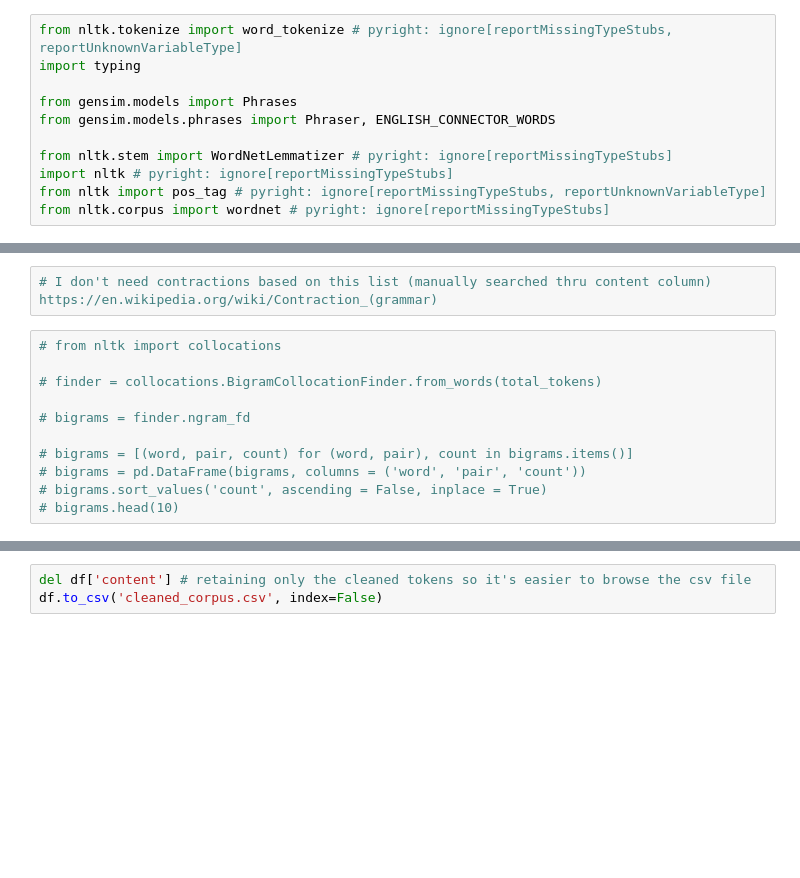
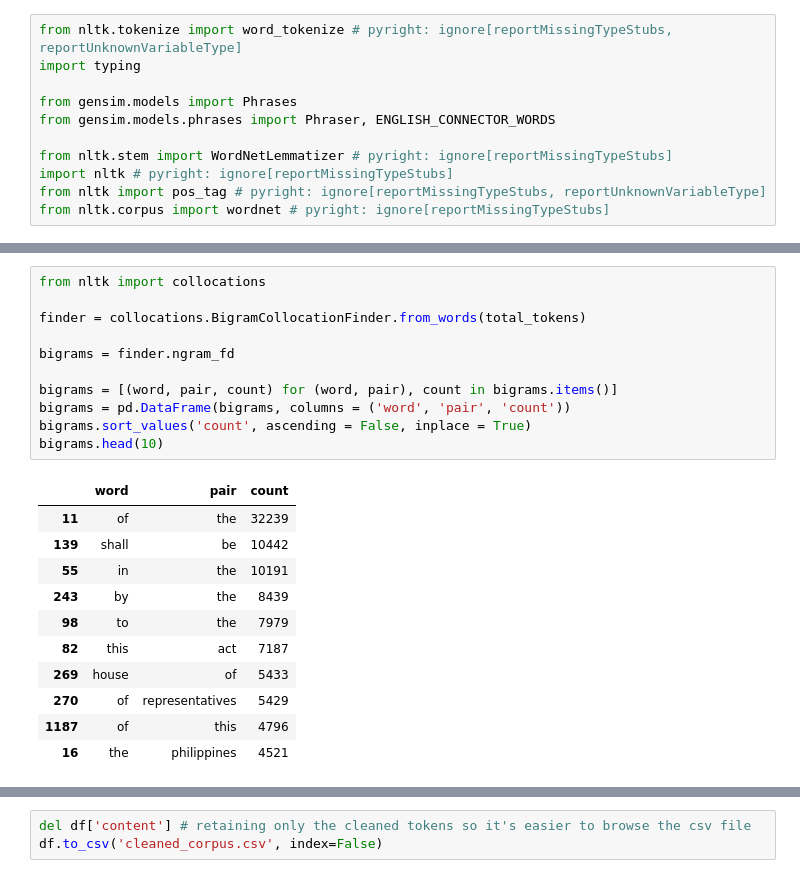
Before and after one commit to kabiikawa/csci-261.03-project, a Jupyter notebook: project/1 - Cleaning.ipynb, the cells around one changed output, grey strips where cells are left out. Drawn from its saved outputs; the diff is of its cells as text; blank space fills up the shorter version.

```diff
--- a/project/1 - Cleaning.ipynb
+++ b/project/1 - Cleaning.ipynb
@@ -369,14 +270,24 @@ df['cleaned_content'].iloc[0]
-# %%
-# I don't need contractions based on this list (manually searched thru content column) https://en.wikipedia.org/wiki/Contraction_(grammar)
 # %%
-# from nltk import collocations
+from nltk import collocations
 
-# finder = collocations.BigramCollocationFinder.from_words(total_tokens)
+finder = collocations.BigramCollocationFinder.from_words(total_tokens)
 
-# bigrams = finder.ngram_fd
+bigrams = finder.ngram_fd
 
-# bigrams = [(word, pair, count) for (word, pair), count in bigrams.items()]
-# bigrams = pd.DataFrame(bigrams, columns = ('word', 'pair', 'count'))
-# bigrams.sort_values('count', ascending = False, inplace = True)
-# bigrams.head(10)
+bigrams = [(word, pair, count) for (word, pair), count in bigrams.items()]
+bigrams = pd.DataFrame(bigrams, columns = ('word', 'pair', 'count'))
+bigrams.sort_values('count', ascending = False, inplace = True)
+bigrams.head(10)
+# %% [output]
+|  | word | pair | count |
+| 11 | of | the | 32239 |
+| 139 | shall | be | 10442 |
+| 55 | in | the | 10191 |
+| 243 | by | the | 8439 |
+| 98 | to | the | 7979 |
+| 82 | this | act | 7187 |
+| 269 | house | of | 5433 |
+| 270 | of | representatives | 5429 |
+| 1187 | of | this | 4796 |
+| 16 | the | philippines | 4521 |
 # %%
```
Also changed, not shown: parts of 5 cells of this notebook, 14 other files.
